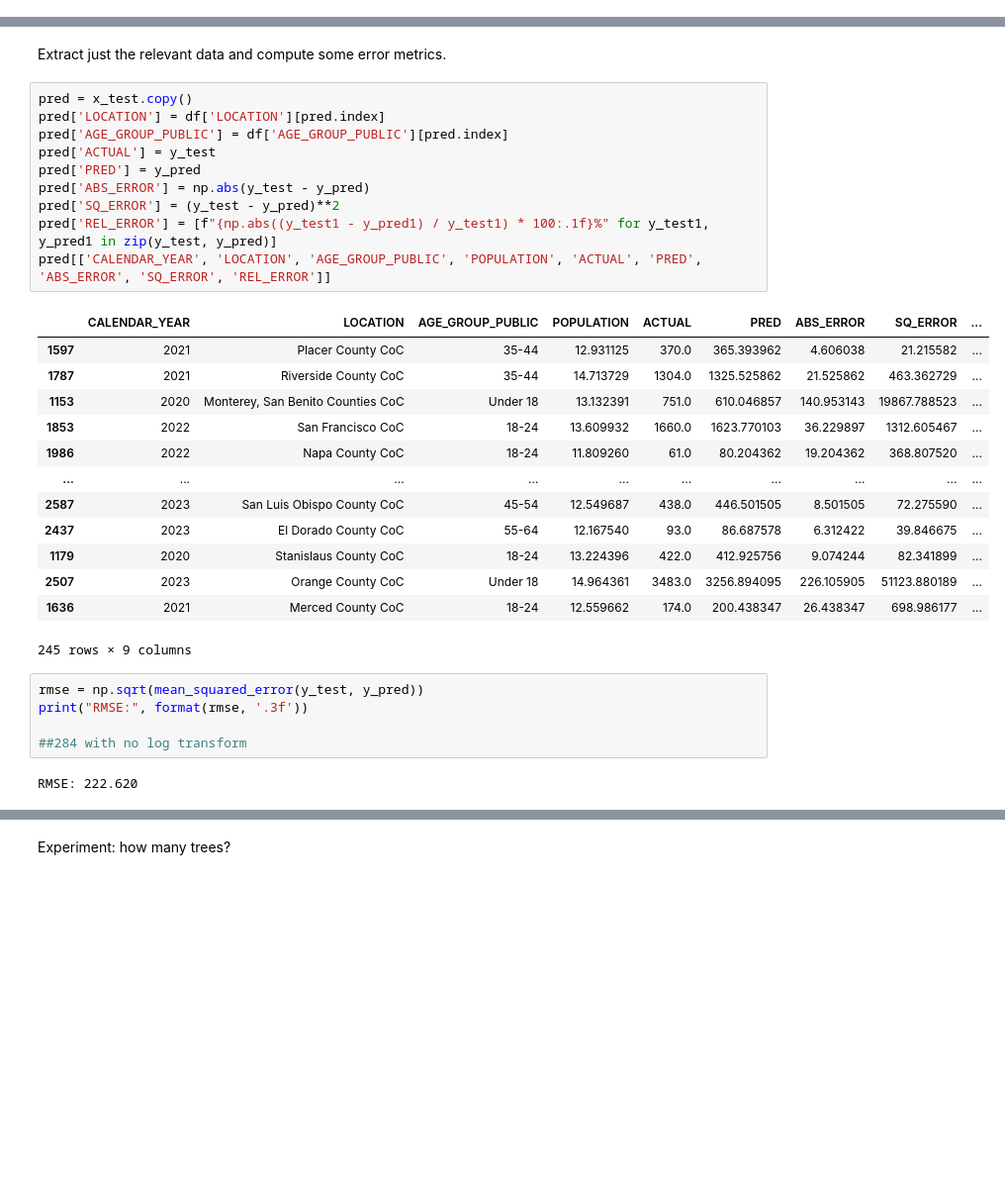
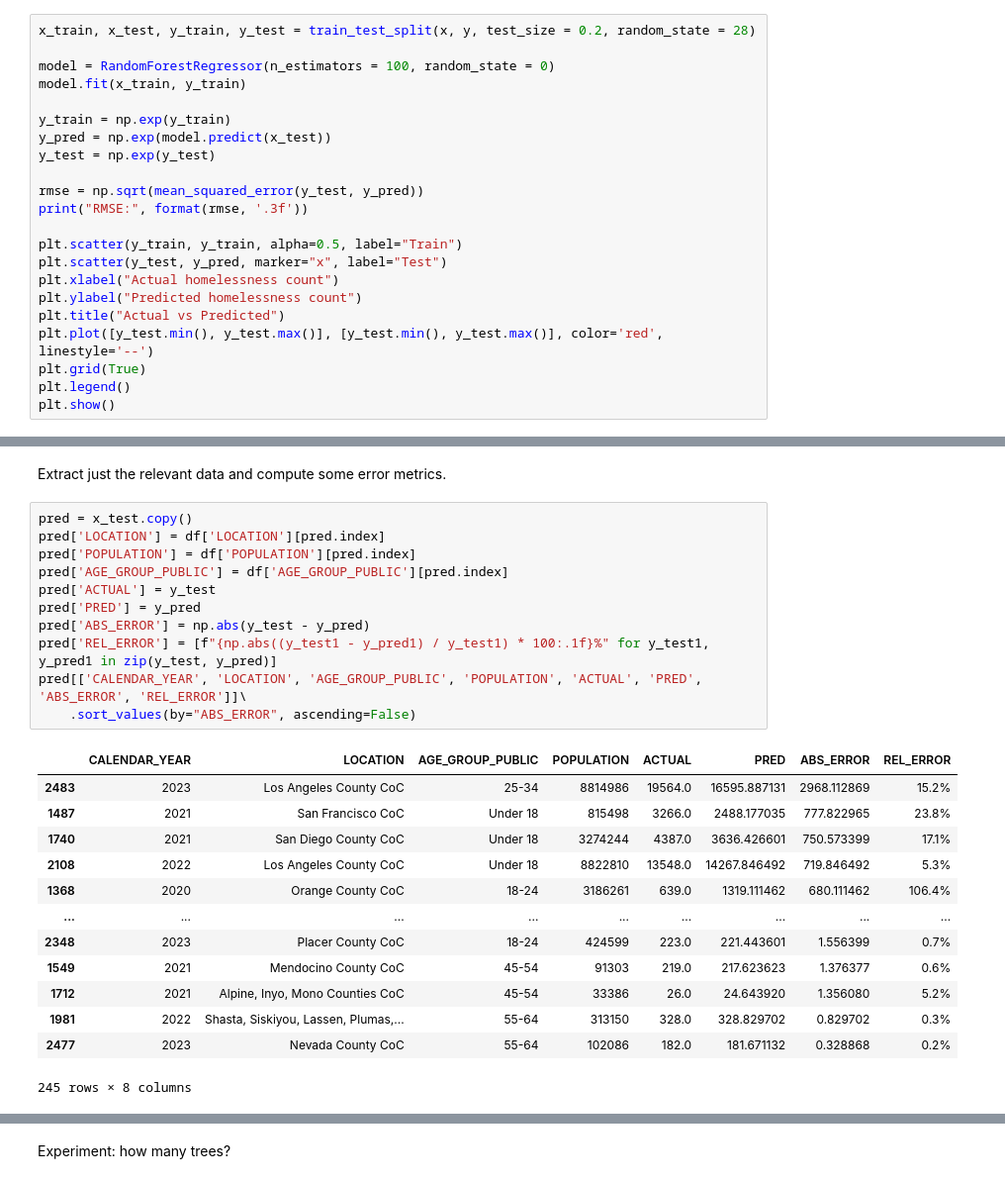
Before and after one commit to igoumiri/homelessness, a Jupyter notebook: plots.ipynb, the cells around one changed output, grey strips where cells are left out. Shown at 99% size. Cells and saved outputs as stored; diff of their text form; blank space fills up the shorter version.

```diff
--- a/plots.ipynb
+++ b/plots.ipynb
@@ -436,0 +447,22 @@ y_test = np.exp(y_test)
+# %%
+x_train, x_test, y_train, y_test = train_test_split(x, y, test_size = 0.2, random_state = 28)
+
+model = RandomForestRegressor(n_estimators = 100, random_state = 0)
+model.fit(x_train, y_train)
+
+y_train = np.exp(y_train)
+y_pred = np.exp(model.predict(x_test))
+y_test = np.exp(y_test)
+
+rmse = np.sqrt(mean_squared_error(y_test, y_pred))
+print("RMSE:", format(rmse, '.3f'))
+
+plt.scatter(y_train, y_train, alpha=0.5, label="Train")
+plt.scatter(y_test, y_pred, marker="x", label="Test")
+plt.xlabel("Actual homelessness count")
+plt.ylabel("Predicted homelessness count")
+plt.title("Actual vs Predicted")
+plt.plot([y_test.min(), y_test.max()], [y_test.min(), y_test.max()], color='red', linestyle='--')
+plt.grid(True)
+plt.legend()
+plt.show()
@@ -439,31 +474,25 @@ Extract just the relevant data and compute some error metrics.
 # %%
 pred = x_test.copy()
 pred['LOCATION'] = df['LOCATION'][pred.index]
+pred['POPULATION'] = df['POPULATION'][pred.index]
 pred['AGE_GROUP_PUBLIC'] = df['AGE_GROUP_PUBLIC'][pred.index]
 pred['ACTUAL'] = y_test
 pred['PRED'] = y_pred
 pred['ABS_ERROR'] = np.abs(y_test - y_pred)
-pred['SQ_ERROR'] = (y_test - y_pred)**2
 pred['REL_ERROR'] = [f"{np.abs((y_test1 - y_pred1) / y_test1) * 100:.1f}%" for y_test1, y_pred1 in zip(y_test, y_pred)]
-pred[['CALENDAR_YEAR', 'LOCATION', 'AGE_GROUP_PUBLIC', 'POPULATION', 'ACTUAL', 'PRED', 'ABS_ERROR', 'SQ_ERROR', 'REL_ERROR']]
+pred[['CALENDAR_YEAR', 'LOCATION', 'AGE_GROUP_PUBLIC', 'POPULATION', 'ACTUAL', 'PRED', 'ABS_ERROR', 'REL_ERROR']]\
+    .sort_values(by="ABS_ERROR", ascending=False)
 # %% [output]
-|  | CALENDAR_YEAR | LOCATION | AGE_GROUP_PUBLIC | POPULATION | ACTUAL | PRED | ABS_ERROR | SQ_ERROR | ... |
-| 1597 | 2021 | Placer County CoC | 35-44 | 12.931125 | 370.0 | 365.393962 | 4.606038 | 21.215582 | ... |
-| 1787 | 2021 | Riverside County CoC | 35-44 | 14.713729 | 1304.0 | 1325.525862 | 21.525862 | 463.362729 | ... |
-| 1153 | 2020 | Monterey, San Benito Counties CoC | Under 18 | 13.132391 | 751.0 | 610.046857 | 140.953143 | 19867.788523 | ... |
-| 1853 | 2022 | San Francisco CoC | 18-24 | 13.609932 | 1660.0 | 1623.770103 | 36.229897 | 1312.605467 | ... |
-| 1986 | 2022 | Napa County CoC | 18-24 | 11.809260 | 61.0 | 80.204362 | 19.204362 | 368.807520 | ... |
-| ... | ... | ... | ... | ... | ... | ... | ... | ... | ... |
-| 2587 | 2023 | San Luis Obispo County CoC | 45-54 | 12.549687 | 438.0 | 446.501505 | 8.501505 | 72.275590 | ... |
-| 2437 | 2023 | El Dorado County CoC | 55-64 | 12.167540 | 93.0 | 86.687578 | 6.312422 | 39.846675 | ... |
-| 1179 | 2020 | Stanislaus County CoC | 18-24 | 13.224396 | 422.0 | 412.925756 | 9.074244 | 82.341899 | ... |
-| 2507 | 2023 | Orange County CoC | Under 18 | 14.964361 | 3483.0 | 3256.894095 | 226.105905 | 51123.880189 | ... |
-| 1636 | 2021 | Merced County CoC | 18-24 | 12.559662 | 174.0 | 200.438347 | 26.438347 | 698.986177 | ... |
+|  | CALENDAR_YEAR | LOCATION | AGE_GROUP_PUBLIC | POPULATION | ACTUAL | PRED | ABS_ERROR | REL_ERROR |
+| 2483 | 2023 | Los Angeles County CoC | 25-34 | 8814986 | 19564.0 | 16595.887131 | 2968.112869 | 15.2% |
+| 1487 | 2021 | San Francisco CoC | Under 18 | 815498 | 3266.0 | 2488.177035 | 777.822965 | 23.8% |
+| 1740 | 2021 | San Diego County CoC | Under 18 | 3274244 | 4387.0 | 3636.426601 | 750.573399 | 17.1% |
+| 2108 | 2022 | Los Angeles County CoC | Under 18 | 8822810 | 13548.0 | 14267.846492 | 719.846492 | 5.3% |
+| 1368 | 2020 | Orange County CoC | 18-24 | 3186261 | 639.0 | 1319.111462 | 680.111462 | 106.4% |
+| ... | ... | ... | ... | ... | ... | ... | ... | ... |
+| 2348 | 2023 | Placer County CoC | 18-24 | 424599 | 223.0 | 221.443601 | 1.556399 | 0.7% |
+| 1549 | 2021 | Mendocino County CoC | 45-54 | 91303 | 219.0 | 217.623623 | 1.376377 | 0.6% |
+| 1712 | 2021 | Alpine, Inyo, Mono Counties CoC | 45-54 | 33386 | 26.0 | 24.643920 | 1.356080 | 5.2% |
+| 1981 | 2022 | Shasta, Siskiyou, Lassen, Plumas,... | 55-64 | 313150 | 328.0 | 328.829702 | 0.829702 | 0.3% |
+| 2477 | 2023 | Nevada County CoC | 55-64 | 102086 | 182.0 | 181.671132 | 0.328868 | 0.2% |
-245 rows × 9 columns
+245 rows × 8 columns
-# %%
-rmse = np.sqrt(mean_squared_error(y_test, y_pred))
-print("RMSE:", format(rmse, '.3f'))
-
-##284 with no log transform
-# %% [output]
-RMSE: 222.620
```
Also changed, not shown: parts of 36 cells of this notebook.
